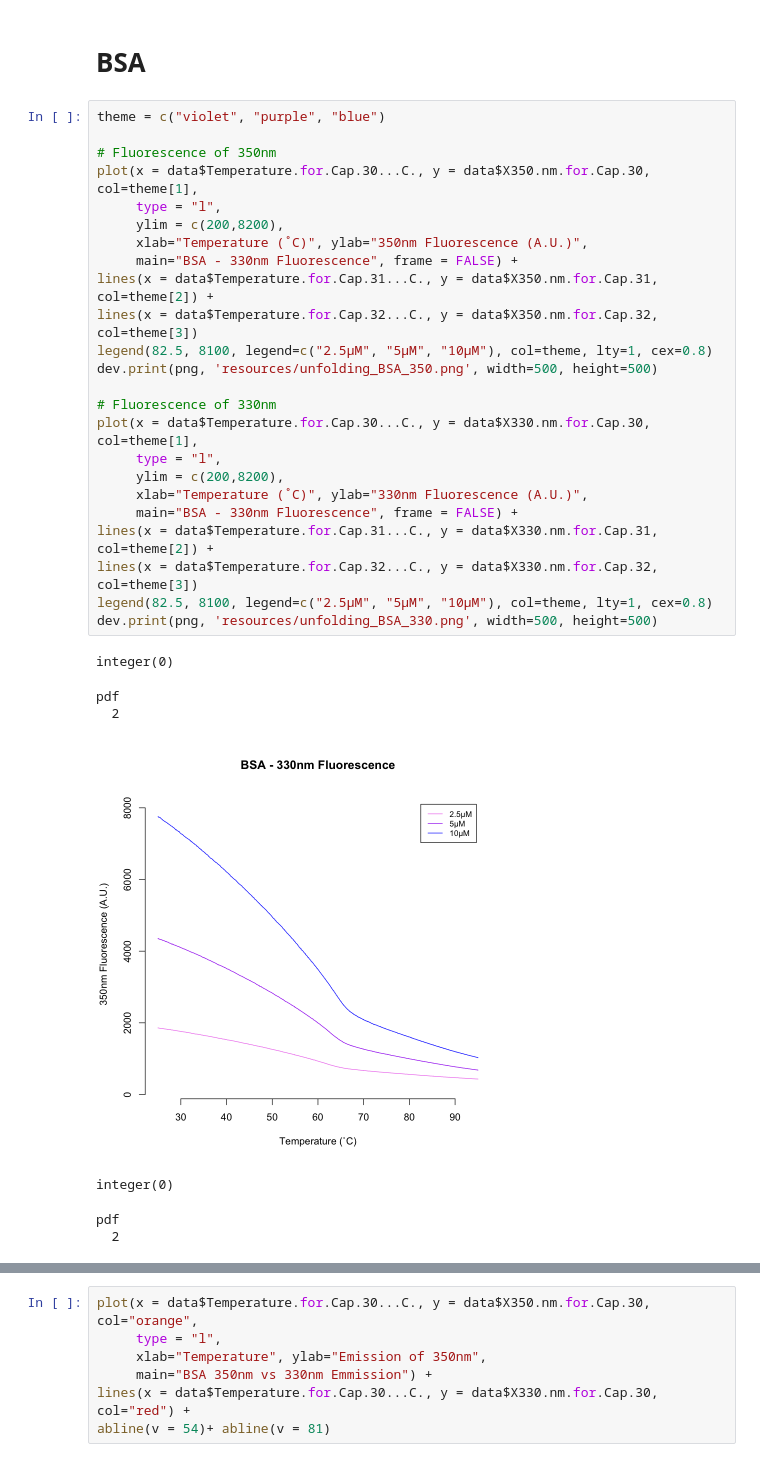
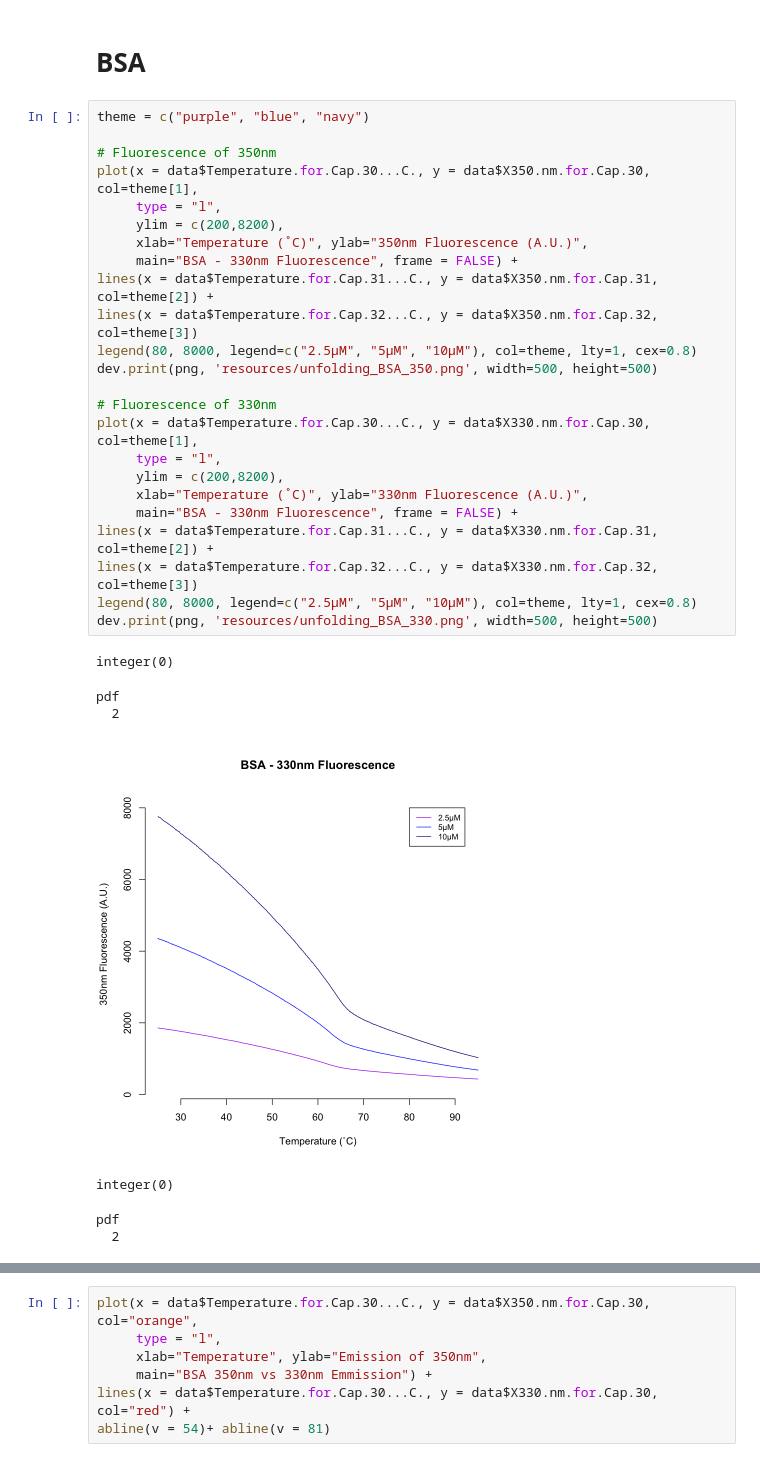
Before and after one commit to zrthxn/molbiolab, a Jupyter notebook: unfolding.ipynb, the cells around one changed output, grey strips where cells are left out. Saved outputs shown, nothing was run; the diff lists cells and outputs as text.

```diff
--- a/unfolding.ipynb
+++ b/unfolding.ipynb
@@ -91,34 +91,34 @@ pdf
 # %% [markdown]
 # BSA
 # %%
-theme = c("violet", "purple", "blue")
+theme = c("purple", "blue", "navy")
 
 # Fluorescence of 350nm
 plot(x = data$Temperature.for.Cap.30...C., y = data$X350.nm.for.Cap.30, col=theme[1],
      type = "l",
      ylim = c(200,8200),
      xlab="Temperature (˚C)", ylab="350nm Fluorescence (A.U.)",
      main="BSA - 330nm Fluorescence", frame = FALSE) +
 lines(x = data$Temperature.for.Cap.31...C., y = data$X350.nm.for.Cap.31, col=theme[2]) +
 lines(x = data$Temperature.for.Cap.32...C., y = data$X350.nm.for.Cap.32, col=theme[3])
-legend(82.5, 8100, legend=c("2.5µM", "5µM", "10µM"), col=theme, lty=1, cex=0.8)
+legend(80, 8000, legend=c("2.5µM", "5µM", "10µM"), col=theme, lty=1, cex=0.8)
 dev.print(png, 'resources/unfolding_BSA_350.png', width=500, height=500)
 
 # Fluorescence of 330nm
 plot(x = data$Temperature.for.Cap.30...C., y = data$X330.nm.for.Cap.30, col=theme[1],
      type = "l",
      ylim = c(200,8200),
      xlab="Temperature (˚C)", ylab="330nm Fluorescence (A.U.)",
      main="BSA - 330nm Fluorescence", frame = FALSE) +
 lines(x = data$Temperature.for.Cap.31...C., y = data$X330.nm.for.Cap.31, col=theme[2]) +
 lines(x = data$Temperature.for.Cap.32...C., y = data$X330.nm.for.Cap.32, col=theme[3])
-legend(82.5, 8100, legend=c("2.5µM", "5µM", "10µM"), col=theme, lty=1, cex=0.8)
+legend(80, 8000, legend=c("2.5µM", "5µM", "10µM"), col=theme, lty=1, cex=0.8)
 dev.print(png, 'resources/unfolding_BSA_330.png', width=500, height=500)
 # %% [output]
 integer(0)
 pdf
   2
-[figure, old version]
+[figure, new version]
 integer(0)
 pdf
   2
```
Also changed, not shown: parts of 6 cells of this notebook, 15 other files.
